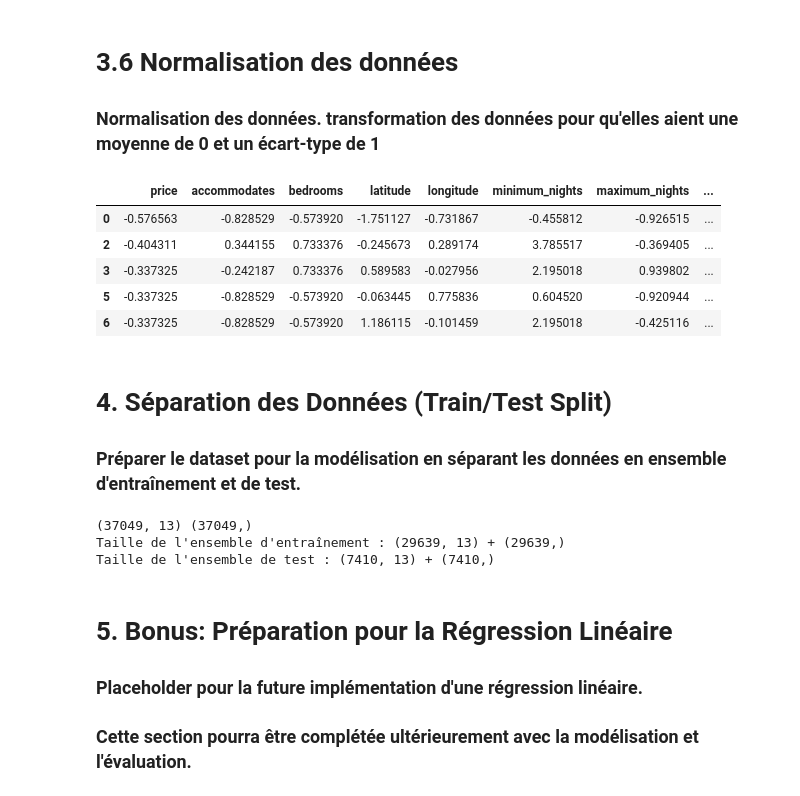
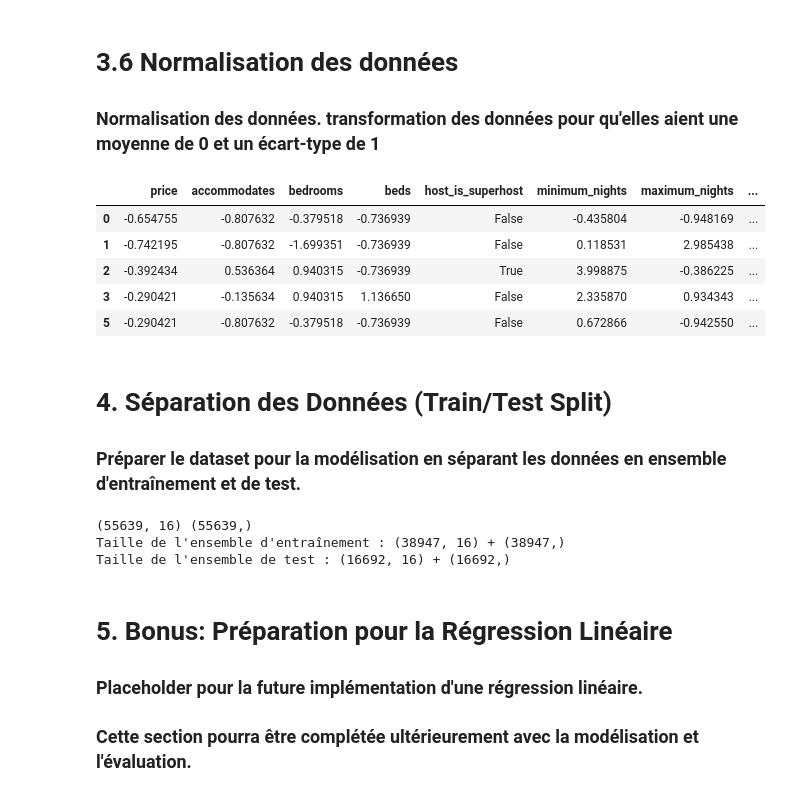
Before and after one commit to TheoPERSONNE/ProjetAirBNB, a Jupyter notebook: AirBnBDataSet.ipynb, the cells around one changed output. Cells and saved outputs as stored; diff of their text form; code cells hidden in the pictures.

```diff
--- a/AirBnBDataSet.ipynb
+++ b/AirBnBDataSet.ipynb
@@ -41,7 +43,7 @@ import re
 ### Charger le fichier CSV et effectuer une première exploration du dataset.
 # %%
 # TODO: Remplacer le chemin par le chemin de votre fichier CSV si nécessaire
-file_path = 'listings.csv'
+file_path = 'listings.csv.gz'
 df = pd.read_csv(file_path)
 
 # Affichage des premières lignes du dataset
@@ -229,16 +233,30 @@ memory usage: 7.0+ MB
 # %%
 label_encoder = LabelEncoder()
 
-df_cleaned['room_type_encoded'] = label_encoder.fit_transform(df_cleaned['room_type'])
+# Encodage des variables catégoriques
+df_cleaned['property_type_encoded'] = label_encoder.fit_transform(df_cleaned['property_type'])
+df_cleaned['room_type_encoded'] = label_encoder.fit_transform(df_cleaned['room_type'])  # Déjà fait mais au cas où
 df_cleaned['neighbourhood_encoded'] = label_encoder.fit_transform(df_cleaned['neighbourhood_cleansed'])
 
-# Extraction du nombre de salles de bain à partir de la colonne 'bathrooms_text'
+# Transformation des équipements en nombre d'équipements
+df_cleaned['amenities_count'] = df_cleaned['amenities'].apply(lambda x: len(eval(x)) if isinstance(x, str) else 0)
+
+# Extraction du nombre de salles de bains
 df_cleaned['bathrooms_count'] = df_cleaned['bathrooms_text'].apply(lambda x: int(re.search(r'\d+', str(x)).group()) if re.search(r'\d+', str(x)) else 0)
 
-# Conversion en booléen
+# Conversion des colonnes booléennes
 df_cleaned['host_is_superhost'] = df_cleaned['host_is_superhost'].map({'t': True, 'f': False})
 df_cleaned['instant_bookable'] = df_cleaned['instant_bookable'].map({'t': True, 'f': False})
 
-# Vérification de l'encodage
+# Suppression des colonnes inutiles après transformation
+df_cleaned = df_cleaned.drop(columns=['property_type', 'room_type', 'neighbourhood_cleansed', 'bathrooms_text', 'amenities'])
 
-df_cleaned.info()
+# Vérification finale
+print("Colonnes finales après conversion :")
+print(df_cleaned.dtypes)
+
+# correlation_matrix = df_cleaned[['price', 'instant_bookable']].corr()
+
+# # Extraire le coefficient de corrélation entre les variables et le prix
+# price_corr = correlation_matrix['price']
+# print(price_corr.sort_values(ascending=False))
@@ -263,4 +262,0 @@ memory usage: 7.1+ MB
-# %%
-# SUPPRESSION DES COLONNES INUTILES
-df_cleaned = df_cleaned.drop(columns=['bathrooms_text','room_type','neighbourhood_cleansed'])
-df_cleaned.info()
@@ -432,20 +447,25 @@ plt.show()
 # %%
 df_cleaned_no_outliers = df_cleaned_no_outliers.copy()
 df_cleaned_no_outliers = df_cleaned_no_outliers.drop('room_type_label', axis=1)
+
+# Liste de toutes les colonnes numériques
+colonnes_numeriques = ['price', 'accommodates', 'bedrooms', 'beds', 'minimum_nights', 'maximum_nights',
+                       'availability_365', 'number_of_reviews', 'review_scores_rating',
+                       'reviews_per_month', 'amenities_count', 'bathrooms_count']
+
+# Appliquer la normalisation à toutes les colonnes numériques
 scaler = StandardScaler()
-
-colonnes_numeriques = ['price', 'accommodates', 'bedrooms', 'latitude','longitude','minimum_nights','maximum_nights','number_of_reviews','review_scores_rating','bathrooms_count'] #latitude et longitude??
-
 df_cleaned_no_outliers[colonnes_numeriques] = scaler.fit_transform(df_cleaned_no_outliers[colonnes_numeriques])
 
+# Vérifier les premières lignes après la normalisation
 df_cleaned_no_outliers.head()
 # %% [output]
-|  | price | accommodates | bedrooms | latitude | longitude | minimum_nights | maximum_nights | ... |
-| 0 | -0.576563 | -0.828529 | -0.573920 | -1.751127 | -0.731867 | -0.455812 | -0.926515 | ... |
-| 2 | -0.404311 | 0.344155 | 0.733376 | -0.245673 | 0.289174 | 3.785517 | -0.369405 | ... |
-| 3 | -0.337325 | -0.242187 | 0.733376 | 0.589583 | -0.027956 | 2.195018 | 0.939802 | ... |
-| 5 | -0.337325 | -0.828529 | -0.573920 | -0.063445 | 0.775836 | 0.604520 | -0.920944 | ... |
-| 6 | -0.337325 | -0.828529 | -0.573920 | 1.186115 | -0.101459 | 2.195018 | -0.425116 | ... |
+|  | price | accommodates | bedrooms | beds | host_is_superhost | minimum_nights | maximum_nights | ... |
+| 0 | -0.654755 | -0.807632 | -0.379518 | -0.736939 | False | -0.435804 | -0.948169 | ... |
+| 1 | -0.742195 | -0.807632 | -1.699351 | -0.736939 | False | 0.118531 | 2.985438 | ... |
+| 2 | -0.392434 | 0.536364 | 0.940315 | -0.736939 | True | 3.998875 | -0.386225 | ... |
+| 3 | -0.290421 | -0.135634 | 0.940315 | 1.136650 | False | 2.335870 | 0.934343 | ... |
+| 5 | -0.290421 | -0.807632 | -0.379518 | -0.736939 | False | 0.672866 | -0.942550 | ... |
 # %% [markdown]
  # 4. Séparation des Données (Train/Test Split)
 ### Préparer le dataset pour la modélisation en séparant les données en ensemble d'entraînement et de test.
@@ -458,15 +478,15 @@ y = df_cleaned_no_outliers['price']
 
 print(X.shape, y.shape)
 
-X_train, X_test, y_train, y_test = train_test_split(X, y, test_size=0.2, random_state=42)
+X_train, X_test, y_train, y_test = train_test_split(X, y, test_size=0.3, random_state=42)
 
 # Afficher les dimensions des ensembles train et test
 print(f"Taille de l'ensemble d'entraînement : {X_train.shape} + {y_train.shape}")
 print(f"Taille de l'ensemble de test : {X_test.shape} + {y_test.shape}")
 # %% [output]
-(37049, 13) (37049,)
-Taille de l'ensemble d'entraînement : (29639, 13) + (29639,)
-Taille de l'ensemble de test : (7410, 13) + (7410,)
+(55639, 16) (55639,)
+Taille de l'ensemble d'entraînement : (38947, 16) + (38947,)
+Taille de l'ensemble de test : (16692, 16) + (16692,)
 # %% [markdown]
 # 5. Bonus: Préparation pour la Régression Linéaire
 ### Placeholder pour la future implémentation d'une régression linéaire.
```
Also changed, not shown: parts of 15 cells of this notebook.
